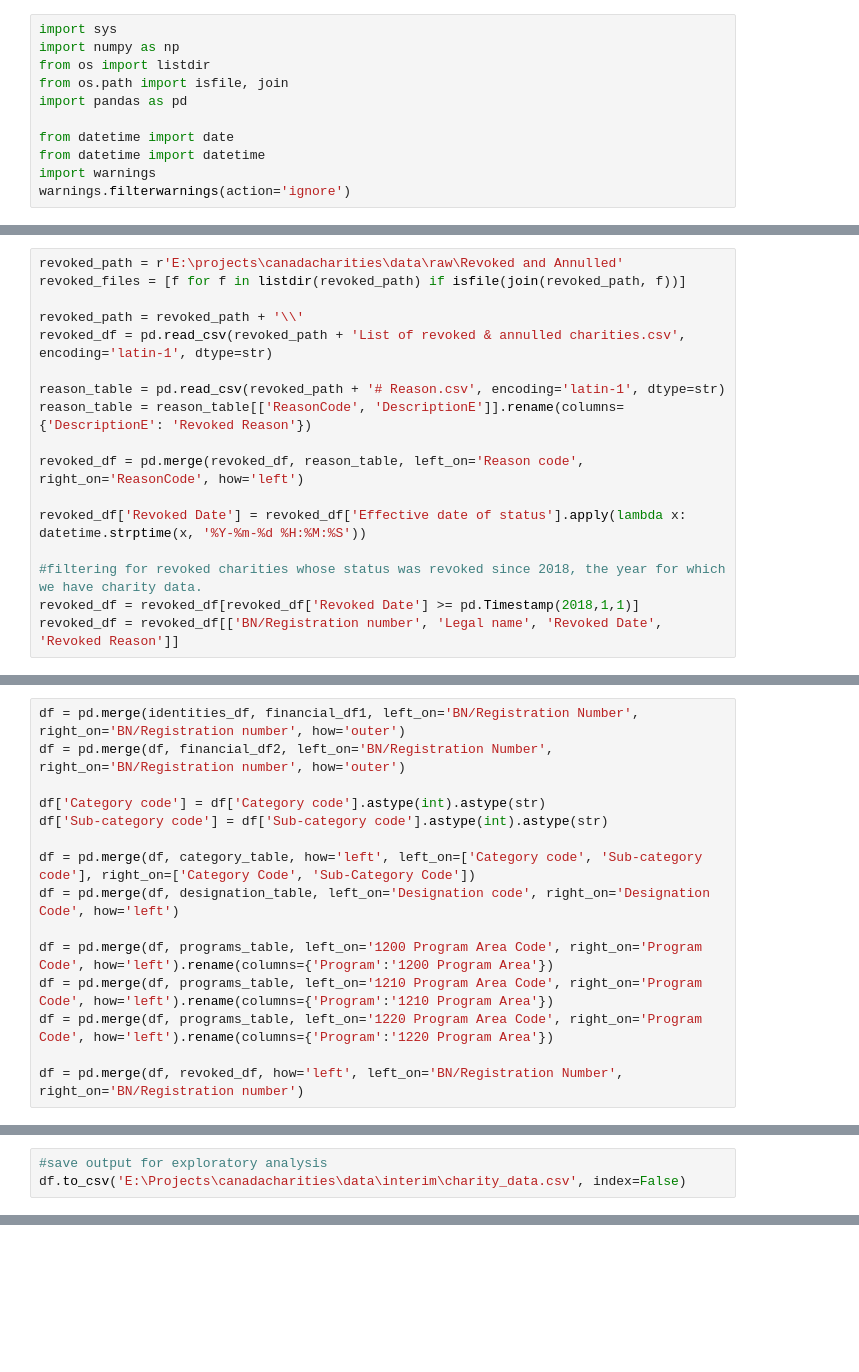
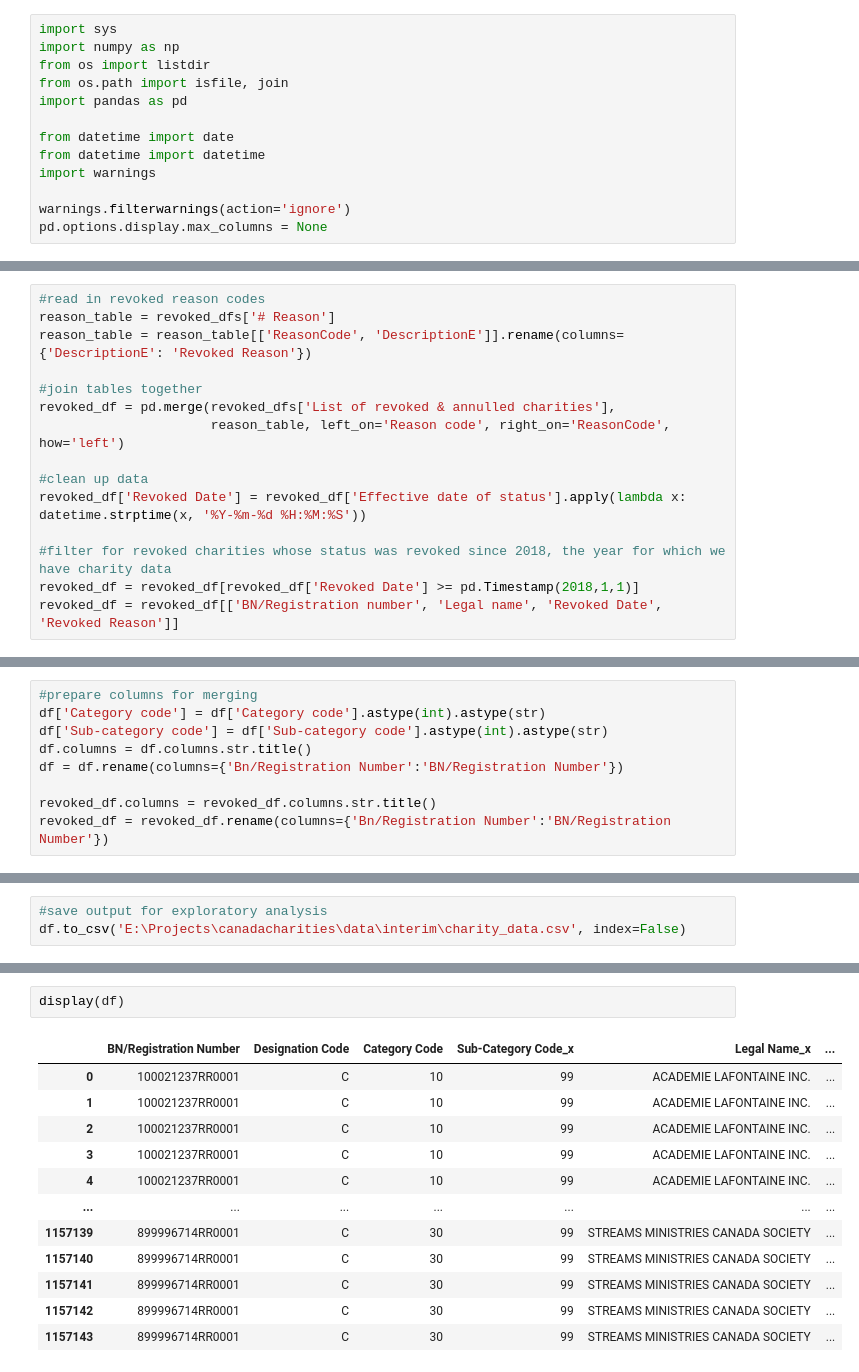
Before and after one commit to samanthacassar/canadacharities, a Jupyter notebook: data_prep.ipynb, the cells around one changed output, grey strips where cells are left out. Cells and saved outputs as stored; diff of their text form; blank space fills up the shorter version.

Commit message:
Refine data import process

```diff
--- a/data_prep.ipynb
+++ b/data_prep.ipynb
@@ -10,7 +8,9 @@ import pandas as pd
 from datetime import date
 from datetime import datetime
 import warnings
+
 warnings.filterwarnings(action='ignore')
+pd.options.display.max_columns = None
 # %% [markdown]
 # Data Overview & Import
 # %% [markdown]
@@ -80,18 +90,16 @@ programs_table = programs_table[['Line 1200, 1210, 1220', 'English Description']
 # %%
-revoked_path = r'E:\projects\canadacharities\data\raw\Revoked and Annulled'
-revoked_files = [f for f in listdir(revoked_path) if isfile(join(revoked_path, f))]
-
-revoked_path = revoked_path + '\\'
-revoked_df = pd.read_csv(revoked_path + 'List of revoked & annulled charities.csv', encoding='latin-1', dtype=str)
-
-reason_table = pd.read_csv(revoked_path + '# Reason.csv', encoding='latin-1', dtype=str)
+#read in revoked reason codes
+reason_table = revoked_dfs['# Reason']
 reason_table = reason_table[['ReasonCode', 'DescriptionE']].rename(columns={'DescriptionE': 'Revoked Reason'})
 
-revoked_df = pd.merge(revoked_df, reason_table, left_on='Reason code', right_on='ReasonCode', how='left')
+#join tables together
+revoked_df = pd.merge(revoked_dfs['List of revoked & annulled charities'],
+                      reason_table, left_on='Reason code', right_on='ReasonCode', how='left')
 
+#clean up data
 revoked_df['Revoked Date'] = revoked_df['Effective date of status'].apply(lambda x: datetime.strptime(x, '%Y-%m-%d %H:%M:%S'))
 
-#filtering for revoked charities whose status was revoked since 2018, the year for which we have charity data.
+#filter for revoked charities whose status was revoked since 2018, the year for which we have charity data
 revoked_df = revoked_df[revoked_df['Revoked Date'] >= pd.Timestamp(2018,1,1)]
 revoked_df = revoked_df[['BN/Registration number', 'Legal name', 'Revoked Date', 'Revoked Reason']]
 # %% [markdown]
@@ -101 +113,10 @@ Let's create a new dataset to characterize each charity, using the lookup tables
+# %%
+#prepare columns for merging
+df['Category code'] = df['Category code'].astype(int).astype(str)
+df['Sub-category code'] = df['Sub-category code'].astype(int).astype(str)
+df.columns = df.columns.str.title()
+df = df.rename(columns={'Bn/Registration Number':'BN/Registration Number'})
+
+revoked_df.columns = revoked_df.columns.str.title()
+revoked_df = revoked_df.rename(columns={'Bn/Registration Number':'BN/Registration Number'})
 # %%
@@ -121,17 +144,2 @@ df = pd.merge(df, revoked_df, how='left', left_on='BN/Registration Number', righ
-# %%
-df = pd.merge(identities_df, financial_df1, left_on='BN/Registration Number', right_on='BN/Registration number', how='outer')
-df = pd.merge(df, financial_df2, left_on='BN/Registration Number', right_on='BN/Registration number', how='outer')
-
-df['Category code'] = df['Category code'].astype(int).astype(str)
-df['Sub-category code'] = df['Sub-category code'].astype(int).astype(str)
-
-df = pd.merge(df, category_table, how='left', left_on=['Category code', 'Sub-category code'], right_on=['Category Code', 'Sub-Category Code'])
-df = pd.merge(df, designation_table, left_on='Designation code', right_on='Designation Code', how='left')
-
-df = pd.merge(df, programs_table, left_on='1200 Program Area Code', right_on='Program Code', how='left').rename(columns={'Program':'1200 Program Area'})
-df = pd.merge(df, programs_table, left_on='1210 Program Area Code', right_on='Program Code', how='left').rename(columns={'Program':'1210 Program Area'})
-df = pd.merge(df, programs_table, left_on='1220 Program Area Code', right_on='Program Code', how='left').rename(columns={'Program':'1220 Program Area'})
-
-df = pd.merge(df, revoked_df, how='left', left_on='BN/Registration Number', right_on='BN/Registration number')
 # %% [markdown]
 ## Missing data
@@ -221,0 +237,15 @@ df.to_csv('E:\Projects\canadacharities\data\interim\charity_data.csv', index=Fal
+# %%
+display(df)
+# %% [output]
+|  | BN/Registration Number | Designation Code | Category Code | Sub-Category Code_x | Legal Name_x | ... |
+| 0 | 100021237RR0001 | C | 10 | 99 | ACADEMIE LAFONTAINE INC. | ... |
+| 1 | 100021237RR0001 | C | 10 | 99 | ACADEMIE LAFONTAINE INC. | ... |
+| 2 | 100021237RR0001 | C | 10 | 99 | ACADEMIE LAFONTAINE INC. | ... |
+| 3 | 100021237RR0001 | C | 10 | 99 | ACADEMIE LAFONTAINE INC. | ... |
+| 4 | 100021237RR0001 | C | 10 | 99 | ACADEMIE LAFONTAINE INC. | ... |
+| ... | ... | ... | ... | ... | ... | ... |
+| 1157139 | 899996714RR0001 | C | 30 | 99 | STREAMS MINISTRIES CANADA SOCIETY | ... |
+| 1157140 | 899996714RR0001 | C | 30 | 99 | STREAMS MINISTRIES CANADA SOCIETY | ... |
+| 1157141 | 899996714RR0001 | C | 30 | 99 | STREAMS MINISTRIES CANADA SOCIETY | ... |
+| 1157142 | 899996714RR0001 | C | 30 | 99 | STREAMS MINISTRIES CANADA SOCIETY | ... |
+| 1157143 | 899996714RR0001 | C | 30 | 99 | STREAMS MINISTRIES CANADA SOCIETY | ... |
```
Also changed, not shown: parts of 19 cells of this notebook.
